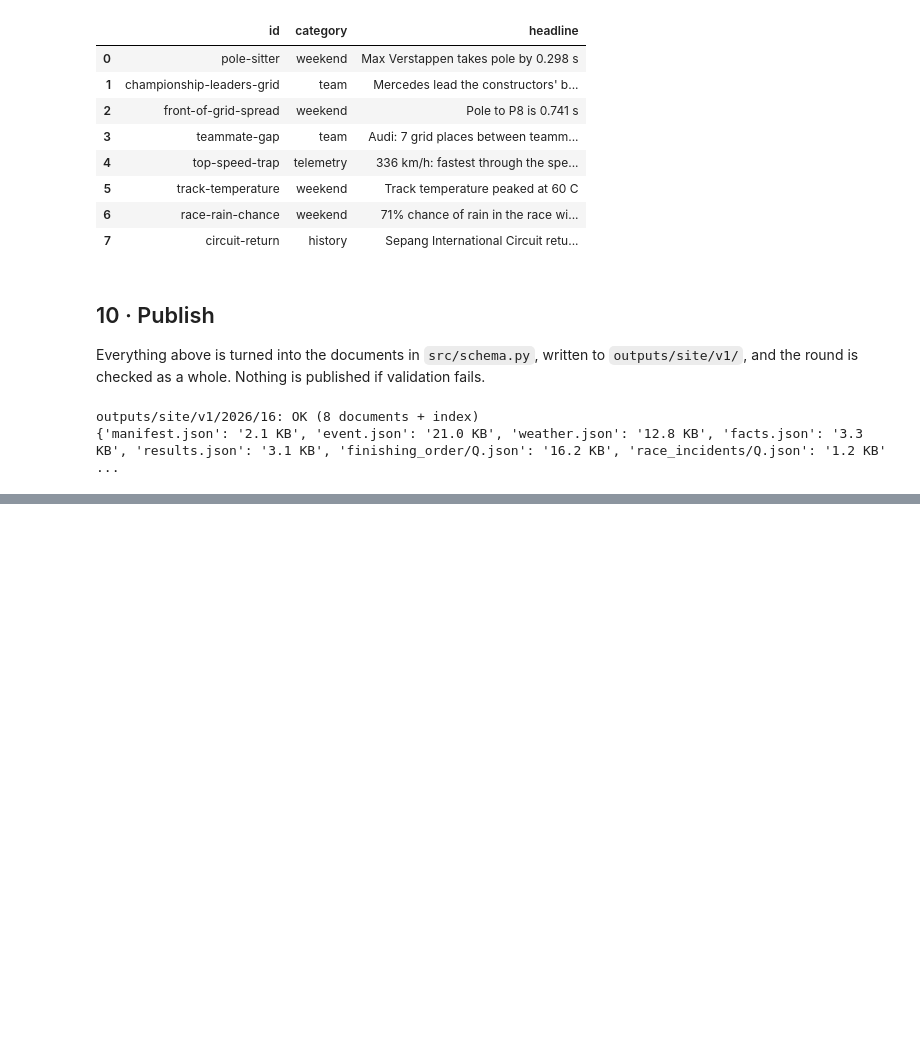
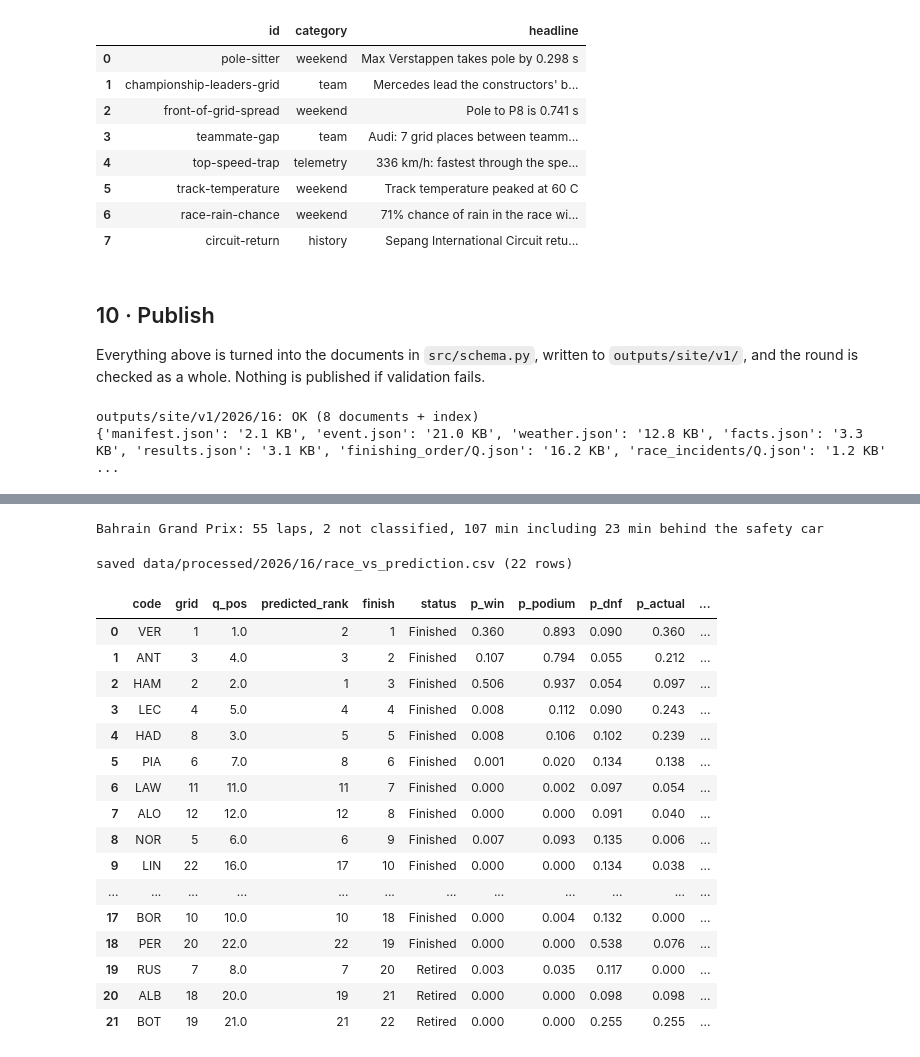
Before and after one commit to LizheZhao/race-preds, a Jupyter notebook: nb/race-weekend-predict.ipynb, the cells around one changed output, grey strips where cells are left out. Drawn from its saved outputs; the diff is of its cells as text; code cells hidden in the pictures; blank space fills up the shorter version.

```diff
--- a/nb/race-weekend-predict.ipynb
+++ b/nb/race-weekend-predict.ipynb
@@ -1538,0 +1564,66 @@ outputs/site/v1/2026/16: OK (8 documents + index)
+# %%
+# FastF1 logs a line per driver whenever it corrects race data (stint fixes, finish times), which buries the output
+logging.getLogger("fastf1").setLevel(logging.ERROR)
+RACE_FINISHED = session_status(weekend_sessions[-1]["session_dt_utc"], minutes=180) == "completed"
+assert RACE_FINISHED, "the race has not finished yet: run sections 11 and 12 after it"
+
+race = fastf1.get_session(SEASON, RACE_ROUND, "R")
+race.load(laps=True, telemetry=False, weather=True, messages=True)
+_, race_summary = data_explore.summarize_session(race)
+race_summary = race_summary.iloc[0]
+
+# "not classified" follows Ergast's rule (no number in the classification), the label the models were trained on
+res = race.results
+actual = pd.DataFrame({
+    "driverId": res["DriverId"], "code": res["Abbreviation"], "grid": res["GridPosition"].astype(int),
+    "finish": res["Position"].astype(int), "classified_as": res["ClassifiedPosition"].astype(str),
+    "status": res["Status"], "points": res["Points"]})
+actual["dnf"] = (~actual["classified_as"].str.isdigit()).astype(int)
+assert len(actual) == len(prediction) and set(actual["driverId"]) == set(prediction["driverId"])
+print(f"{race.event['EventName']}: {race.total_laps} laps, {int(actual['dnf'].sum())} not classified, "
+      f"{race_summary['duration_min']:.0f} min including {race_summary['sc_min']:.0f} min behind the safety car")
+# %% [output]
+Bahrain Grand Prix: 55 laps, 2 not classified, 107 min including 23 min behind the safety car
+# %%
+# Driver by driver: prediction next to result. p_actual is the probability the model gave to what really
+# happened to that driver: the exact finishing place, or retiring
+compare = prediction.reset_index(drop=True).assign(predicted_rank=lambda t: t.index + 1).merge(
+    actual, on="driverId", suffixes=("", "_actual"))
+compare["p_actual"] = [row.p_dnf if row.dnf else position_table.loc[row.driverId, f"P{row.finish}"] for row in compare.itertuples()]
+compare["finish_error"] = (compare["finish"] - compare["predicted_rank"]).where(compare["dnf"] == 0)
+
+# p_tail: the chance of a result at least this far from the prediction, on the same side. An exact place is
+# unlikely for almost everyone, so this is the fairer measure of surprise. Worse than predicted counts retiring too
+n_cars = len(compare)
+tail = []
+for row in compare.itertuples():
+    if row.dnf:
+        tail.append(row.p_dnf)
+    elif row.finish > row.predicted_rank:
+        tail.append(position_table.loc[row.driverId, [f"P{k}" for k in range(row.finish, n_cars + 1)]].sum() + row.p_dnf)
+    else:
+        tail.append(position_table.loc[row.driverId, [f"P{k}" for k in range(1, row.finish + 1)]].sum())
+compare["p_tail"] = tail
+
+compare = compare.sort_values("finish").reset_index(drop=True)
+save_csv(compare, WEEKEND_DIR / "race_vs_prediction.csv")
+compare[["code", "grid", "q_pos", "predicted_rank", "finish", "status", "p_win", "p_podium", "p_dnf", "p_actual", "p_tail", "finish_error"]].round(3)
+# %% [output]
+saved data/processed/2026/16/race_vs_prediction.csv (22 rows)
+|  | code | grid | q_pos | predicted_rank | finish | status | p_win | p_podium | p_dnf | p_actual | ... |
+| 0 | VER | 1 | 1.0 | 2 | 1 | Finished | 0.360 | 0.893 | 0.090 | 0.360 | ... |
+| 1 | ANT | 3 | 4.0 | 3 | 2 | Finished | 0.107 | 0.794 | 0.055 | 0.212 | ... |
+| 2 | HAM | 2 | 2.0 | 1 | 3 | Finished | 0.506 | 0.937 | 0.054 | 0.097 | ... |
+| 3 | LEC | 4 | 5.0 | 4 | 4 | Finished | 0.008 | 0.112 | 0.090 | 0.243 | ... |
+| 4 | HAD | 8 | 3.0 | 5 | 5 | Finished | 0.008 | 0.106 | 0.102 | 0.239 | ... |
+| 5 | PIA | 6 | 7.0 | 8 | 6 | Finished | 0.001 | 0.020 | 0.134 | 0.138 | ... |
+| 6 | LAW | 11 | 11.0 | 11 | 7 | Finished | 0.000 | 0.002 | 0.097 | 0.054 | ... |
+| 7 | ALO | 12 | 12.0 | 12 | 8 | Finished | 0.000 | 0.000 | 0.091 | 0.040 | ... |
+| 8 | NOR | 5 | 6.0 | 6 | 9 | Finished | 0.007 | 0.093 | 0.135 | 0.006 | ... |
+| 9 | LIN | 22 | 16.0 | 17 | 10 | Finished | 0.000 | 0.000 | 0.134 | 0.038 | ... |
+| ... | ... | ... | ... | ... | ... | ... | ... | ... | ... | ... | ... |
+| 17 | BOR | 10 | 10.0 | 10 | 18 | Finished | 0.000 | 0.004 | 0.132 | 0.000 | ... |
+| 18 | PER | 20 | 22.0 | 22 | 19 | Finished | 0.000 | 0.000 | 0.538 | 0.076 | ... |
+| 19 | RUS | 7 | 8.0 | 7 | 20 | Retired | 0.003 | 0.035 | 0.117 | 0.000 | ... |
+| 20 | ALB | 18 | 20.0 | 19 | 21 | Retired | 0.000 | 0.000 | 0.098 | 0.098 | ... |
+| 21 | BOT | 19 | 21.0 | 21 | 22 | Retired | 0.000 | 0.000 | 0.255 | 0.255 | ... |
```
Also changed, not shown: parts of 13 cells of this notebook.
